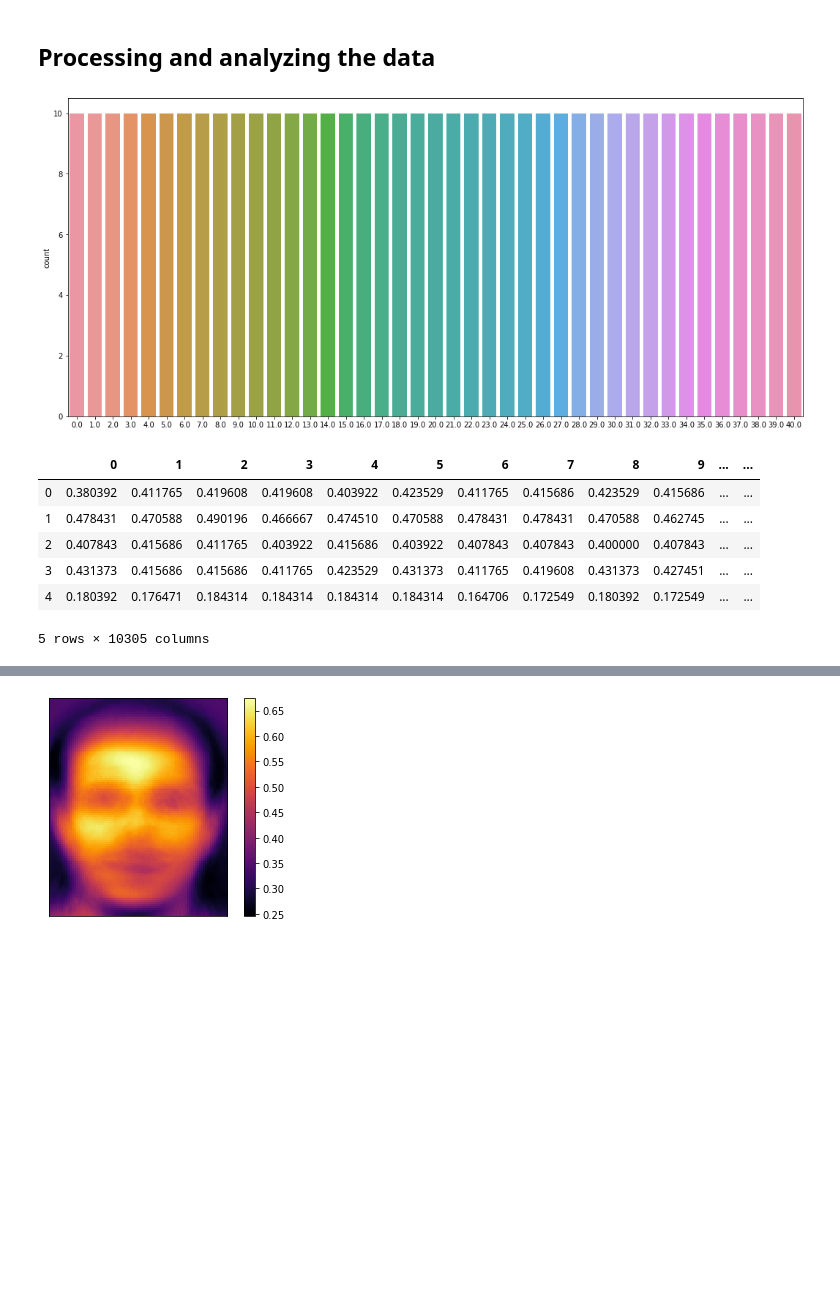
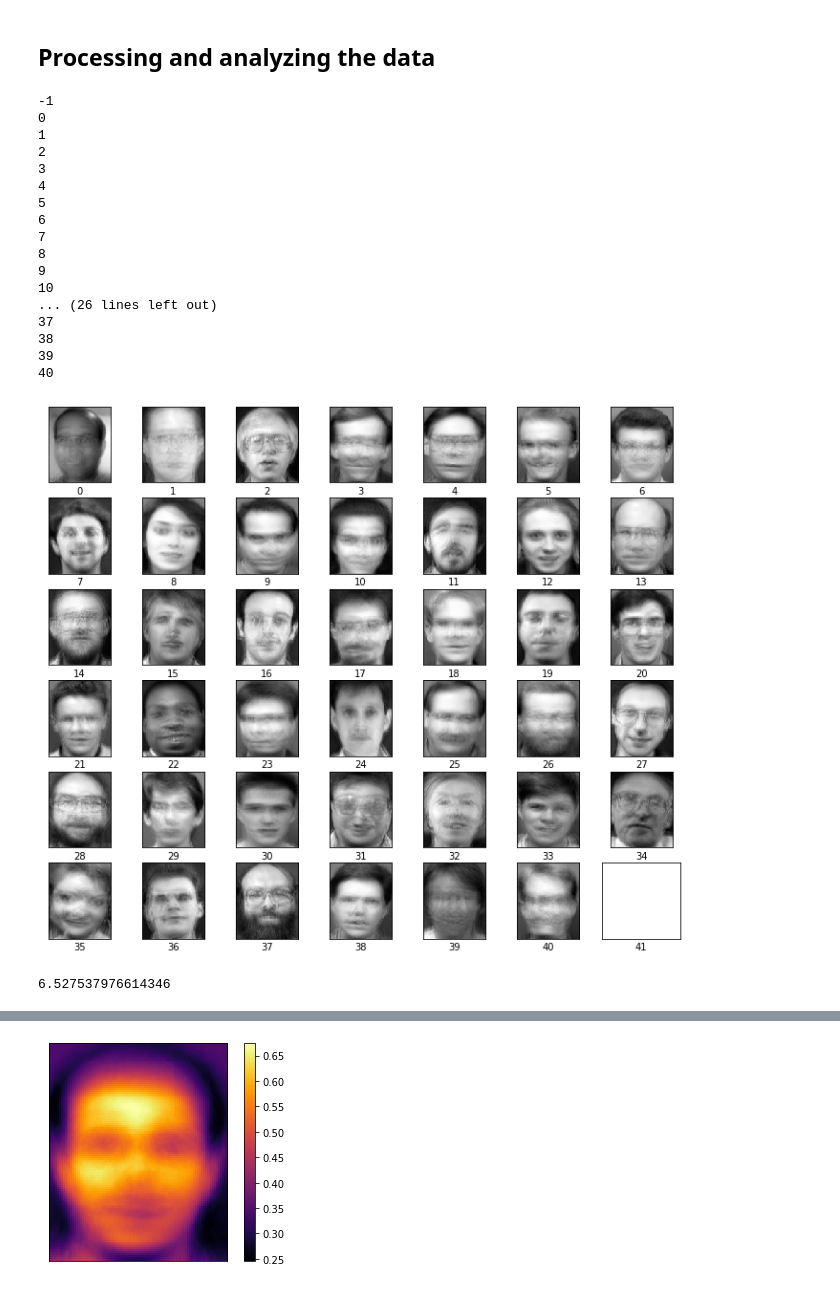
Before and after one commit to tiagoleonmelo/face-recognition, a Jupyter notebook: Face Recognition.ipynb, the cells around one changed output, grey strips where cells are left out. Drawn from its saved outputs; the diff is of its cells as text; code cells hidden in the pictures; blank space fills up the shorter version.

```diff
--- a/Face Recognition.ipynb
+++ b/Face Recognition.ipynb
@@ -149,21 +168,44 @@ plt.show()
 # %% [markdown]
 ## Processing and analyzing the data
-# %%
-# Image count
-plt.figure(figsize = (18,8))
-sns.countplot(x = y[:, 0])
-plt.show()
-# %% [output]
-[figure, removed]
-# %%
-# Data shape and format
-df = pd.DataFrame(X_full)
-df.head()
-# %% [output]
-|  | 0 | 1 | 2 | 3 | 4 | 5 | 6 | 7 | 8 | 9 | ... | ... |
-| 0 | 0.380392 | 0.411765 | 0.419608 | 0.419608 | 0.403922 | 0.423529 | 0.411765 | 0.415686 | 0.423529 | 0.415686 | ... | ... |
-| 1 | 0.478431 | 0.470588 | 0.490196 | 0.466667 | 0.474510 | 0.470588 | 0.478431 | 0.478431 | 0.470588 | 0.462745 | ... | ... |
-| 2 | 0.407843 | 0.415686 | 0.411765 | 0.403922 | 0.415686 | 0.403922 | 0.407843 | 0.407843 | 0.400000 | 0.407843 | ... | ... |
-| 3 | 0.431373 | 0.415686 | 0.415686 | 0.411765 | 0.423529 | 0.431373 | 0.411765 | 0.419608 | 0.431373 | 0.427451 | ... | ... |
-| 4 | 0.180392 | 0.176471 | 0.184314 | 0.184314 | 0.184314 | 0.184314 | 0.164706 | 0.172549 | 0.180392 | 0.172549 | ... | ... |
-5 rows × 10305 columns
+# %%
+# Plot mean image for each class
+
+arr=np.zeros((10304,),np.float)
+
+meanAA = [arr] * 41
+
+plt.figure(figsize=(12,12))
+
+for i in range(0, 410):
+    image = X[i]
+    meanAA[classes[int(y[i])]] = meanAA[classes[int(y[i])]] + image
+
+for i in range(0, 42):
+    plt.imshow((meanAA[i-1] / 10).reshape(DIMS), plt.cm.gray)
+
+    plt.subplot(7,7,i + 1)
+    plt.xticks([])
+    plt.yticks([])
+    plt.grid(True)
+    plt.xlabel(i)
+
+plt.show()
+# %% [output]
+-1
+0
+1
+2
+3
+4
+5
+6
+7
+8
+9
+10
+... (26 lines left out)
+37
+38
+39
+40
+[figure, added]
@@ -169,0 +223,4 @@ df.head()
+# %%
+mse(meanAA[0], meanAA[1])
+# %% [output]
+6.527537976614346
```
Also changed, not shown: parts of 24 cells of this notebook, 2 other files.
